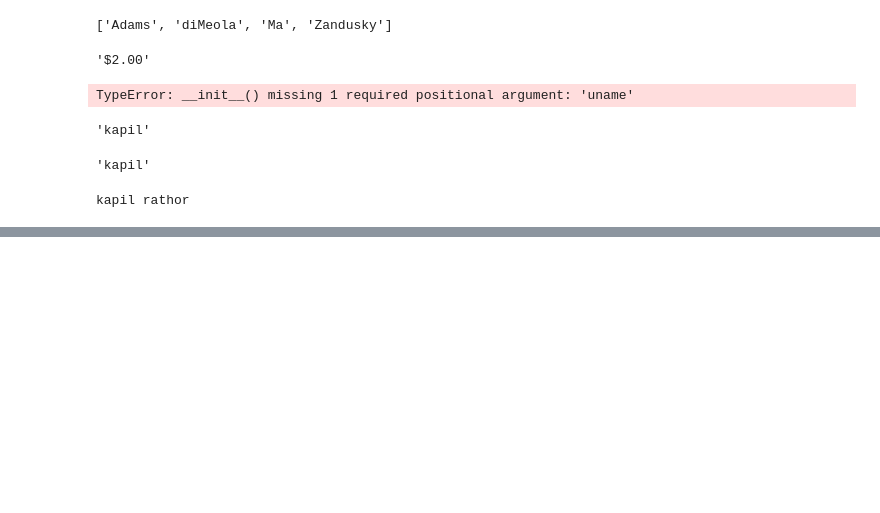
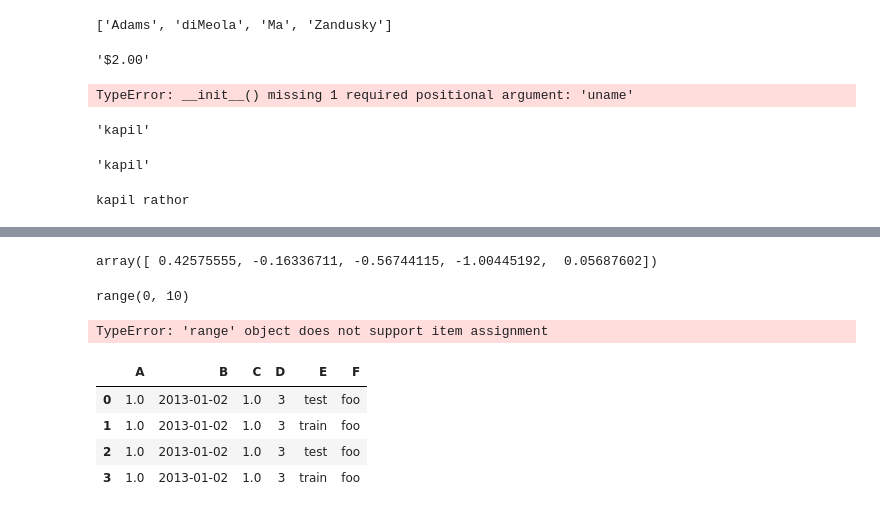
Before and after one commit to KapilRathor/ML-DL, a Jupyter notebook: Basic Python.ipynb, the cells around one changed output, grey strips where cells are left out. Cells and saved outputs as stored; diff of their text form; code cells hidden in the pictures; blank space fills up the shorter version.

```diff
--- a/Basic Python.ipynb
+++ b/Basic Python.ipynb
@@ -355,0 +1068,13 @@ new_guy
+# %%
+np.random.normal(size=5)
+# %% [output]
+array([ 0.42575555, -0.16336711, -0.56744115, -1.00445192,  0.05687602])
+# %%
+l = range(10)
+l
+# %% [output]
+range(0, 10)
+# %%
+ np.random.shuffle(l)
+# %% [output]
+TypeError: 'range' object does not support item assignment
@@ -355,0 +1086,8 @@ new_guy
+# %%
+a
+# %% [output]
+|  | A | B | C | D | E | F |
+| 0 | 1.0 | 2013-01-02 | 1.0 | 3 | test | foo |
+| 1 | 1.0 | 2013-01-02 | 1.0 | 3 | train | foo |
+| 2 | 1.0 | 2013-01-02 | 1.0 | 3 | test | foo |
+| 3 | 1.0 | 2013-01-02 | 1.0 | 3 | train | foo |
```
Also changed, not shown: parts of 211 cells of this notebook.
